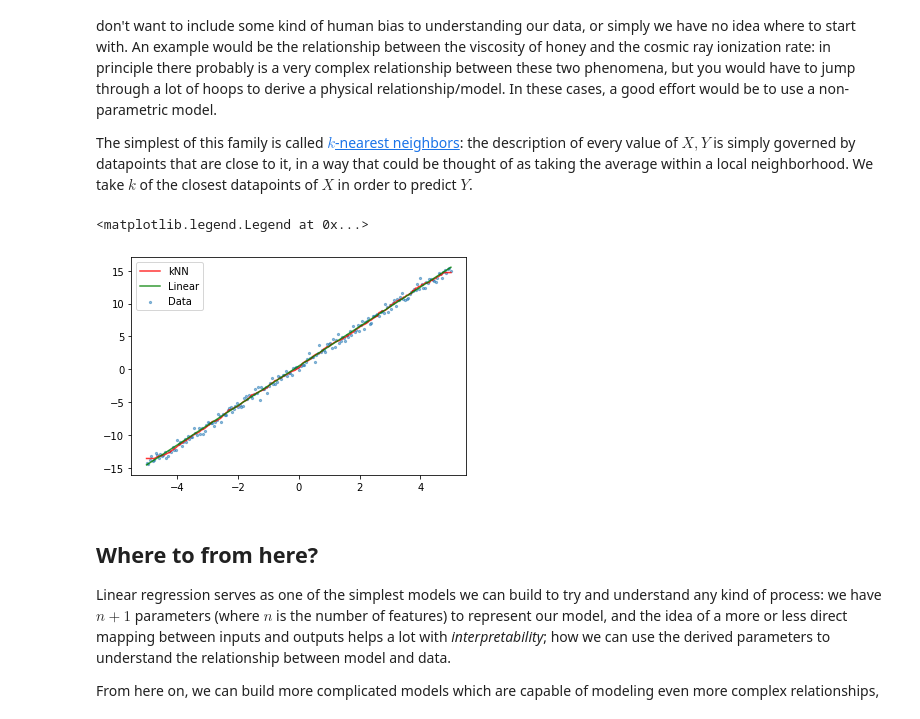
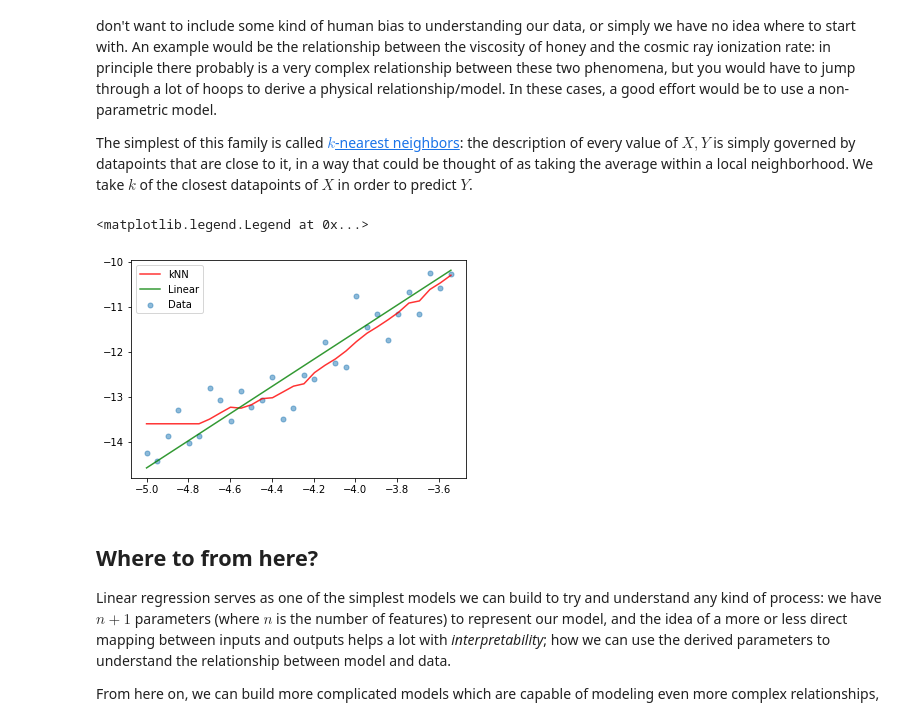
Before and after one commit to laserkelvin/cheminformatics-tutorial, a Jupyter notebook: notebooks/D-machine-learning-intro.ipynb, the cells around one changed output. Drawn from its saved outputs; the diff is of its cells as text; code cells hidden in the pictures.

```diff
--- a/notebooks/D-machine-learning-intro.ipynb
+++ b/notebooks/D-machine-learning-intro.ipynb
@@ -239,14 +248,16 @@ knn_pred = knn_result.predict(X_sk)
 # %%
 fig, ax = plt.subplots()
 
-ax.scatter(X_sk[:,0], Y[:,0], label="Data", alpha=0.5, s=5)
-ax.plot(X_sk[:,0], knn_pred[:,0], label="kNN", color="red", alpha=0.8)
-ax.plot(X_sk[:,0], y_pred[:,0], label="Linear", color="green", alpha=0.8)
+# Plot the first 30 points to zoom in and show the differences between
+# kNN and linear regression
+ax.scatter(X_sk[:30,0], Y[:30,0], label="Data", alpha=0.5, s=25)
+ax.plot(X_sk[:30,0], knn_pred[:30,0], label="kNN", color="red", alpha=0.8)
+ax.plot(X_sk[:30,0], y_pred[:30,0], label="Linear", color="green", alpha=0.8)
 
 ax.legend()
 # %% [output]
 <matplotlib.legend.Legend at 0x...>
-[figure, old version]
+[figure, new version]
 # %% [markdown]
 ## Where to from here?
 
```
Also changed, not shown: parts of 6 cells of this notebook.
